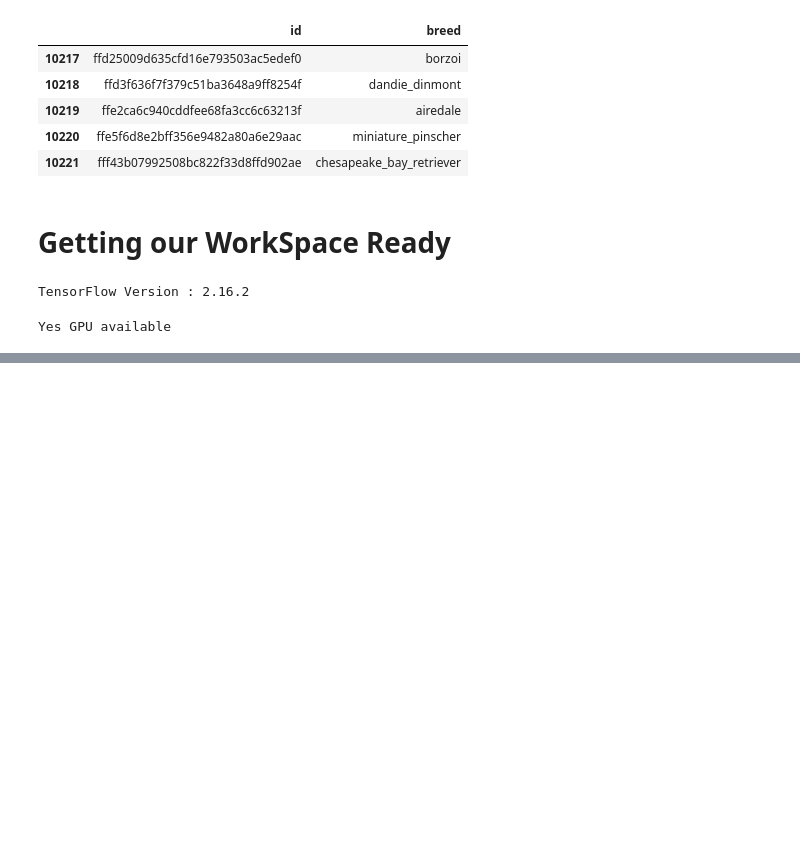
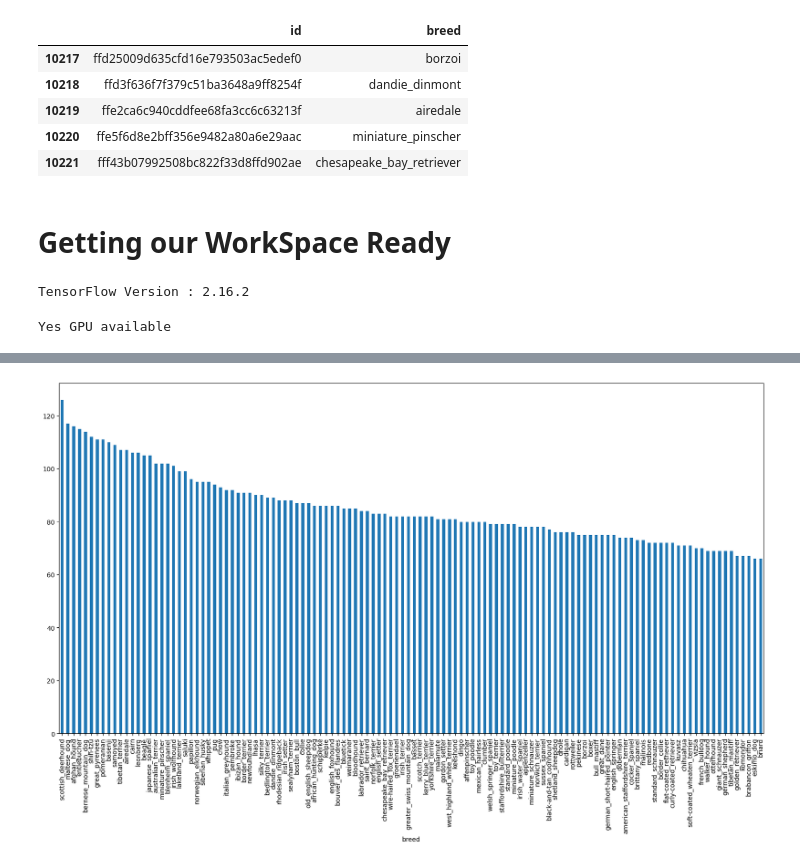
Before and after one commit to aftb777/Neural-Networks, a Jupyter notebook: Codes/Dog-vision.ipynb, the cells around one changed output, grey strips where cells are left out. Drawn from its saved outputs; the diff is of its cells as text; code cells hidden in the pictures; blank space fills up the shorter version.

Commit message:
Getting our Data Labels

```diff
--- a/Codes/Dog-vision.ipynb
+++ b/Codes/Dog-vision.ipynb
@@ -34,0 +55,4 @@ Yes GPU available
+# %%
+data["breed"].value_counts().plot.bar(figsize=(20, 10));
+# %% [output]
+[figure, added]
```
Also changed, not shown: parts of 3 cells of this notebook.
